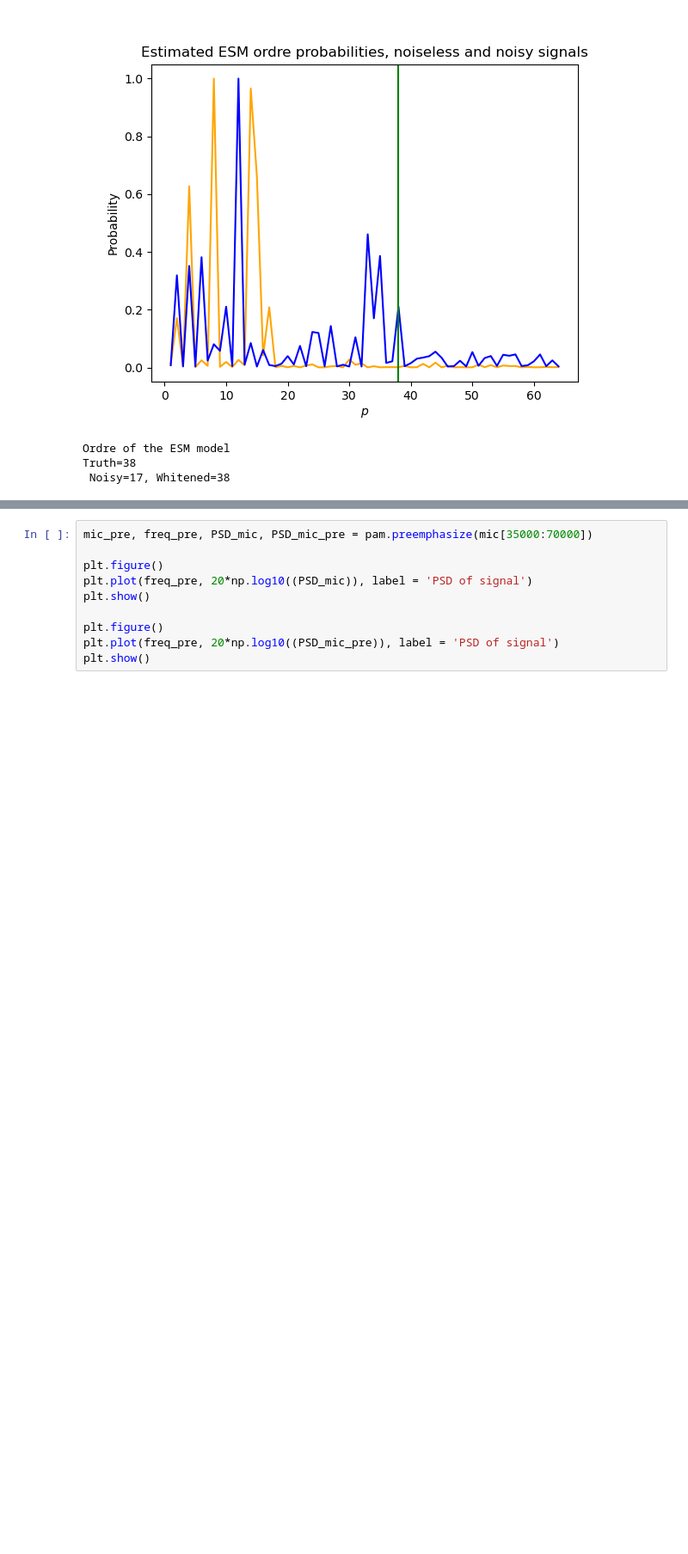
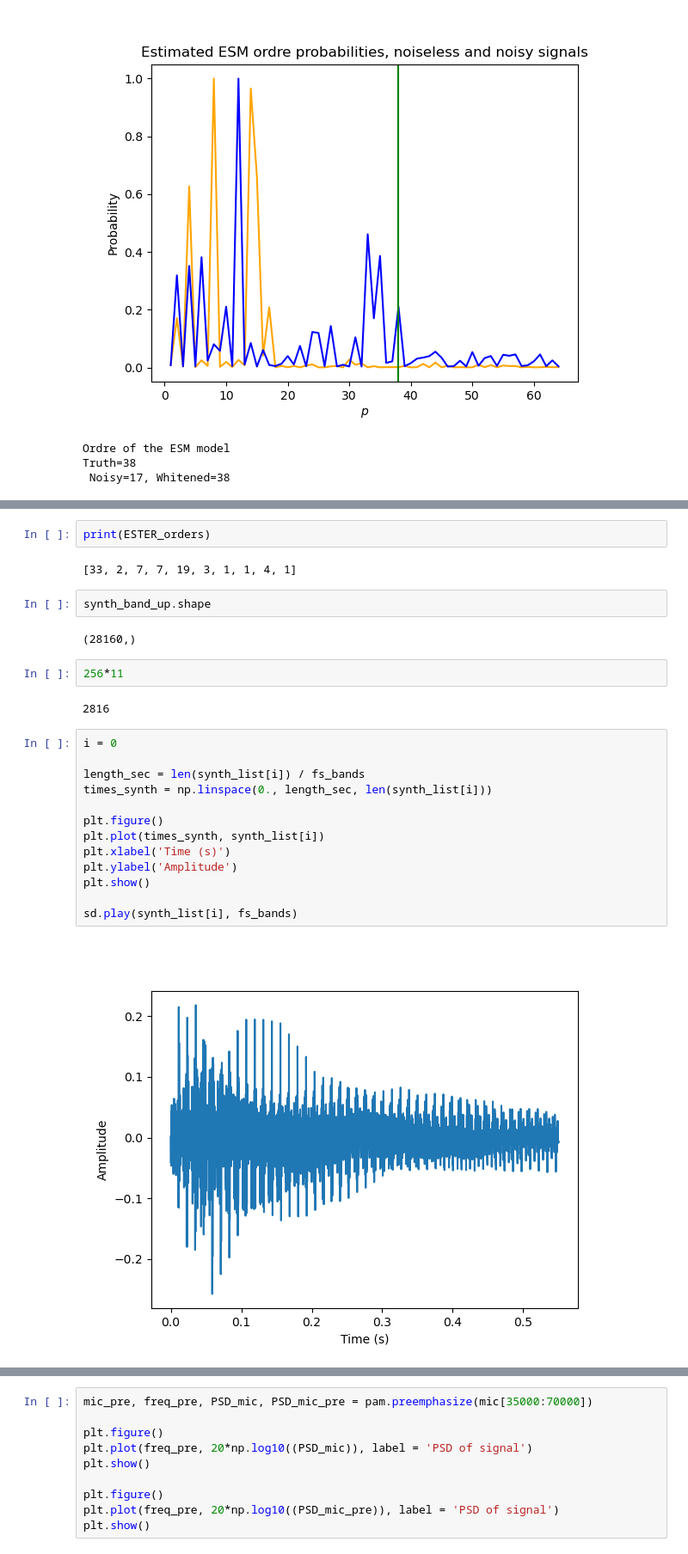
Before and after one commit to piptouque/atiam_pam_hrparam, a Jupyter notebook: source/hr_roy.ipynb, the cells around one changed output, grey strips where cells are left out. Shown at 86% size. Saved outputs shown, nothing was run; the diff lists cells and outputs as text; blank space fills up the shorter version.

```diff
--- a/source/hr_roy.ipynb
+++ b/source/hr_roy.ipynb
@@ -769,0 +857,27 @@ array([[9, 4],
+# %%
+print(ESTER_orders)
+# %% [output]
+[33, 2, 7, 7, 19, 3, 1, 1, 4, 1]
+# %%
+synth_band_up.shape
+# %% [output]
+(28160,)
+# %%
+256*11
+# %% [output]
+2816
+# %%
+i = 0
+
+length_sec = len(synth_list[i]) / fs_bands
+times_synth = np.linspace(0., length_sec, len(synth_list[i]))
+
+plt.figure()
+plt.plot(times_synth, synth_list[i])
+plt.xlabel('Time (s)')
+plt.ylabel('Amplitude')
+plt.show()
+
+sd.play(synth_list[i], fs_bands)
+# %% [output]
+[figure, added]
```
Also changed, not shown: parts of 17 cells of this notebook.
